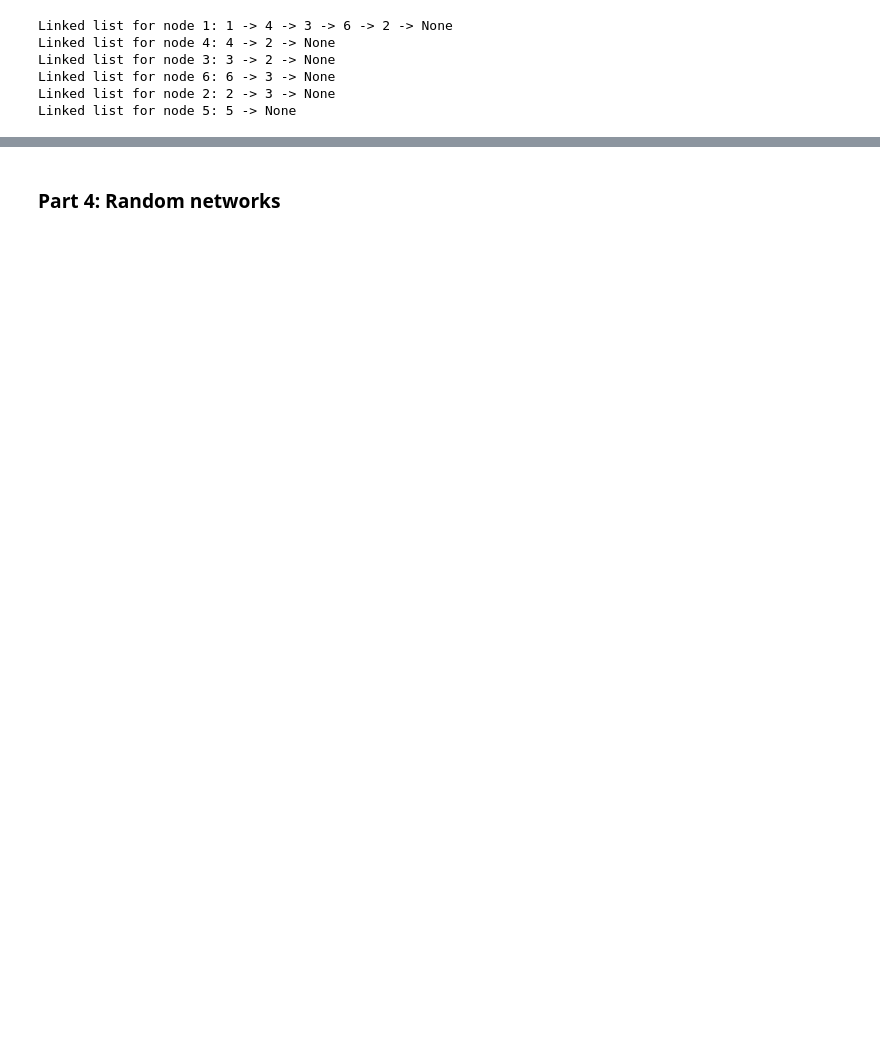
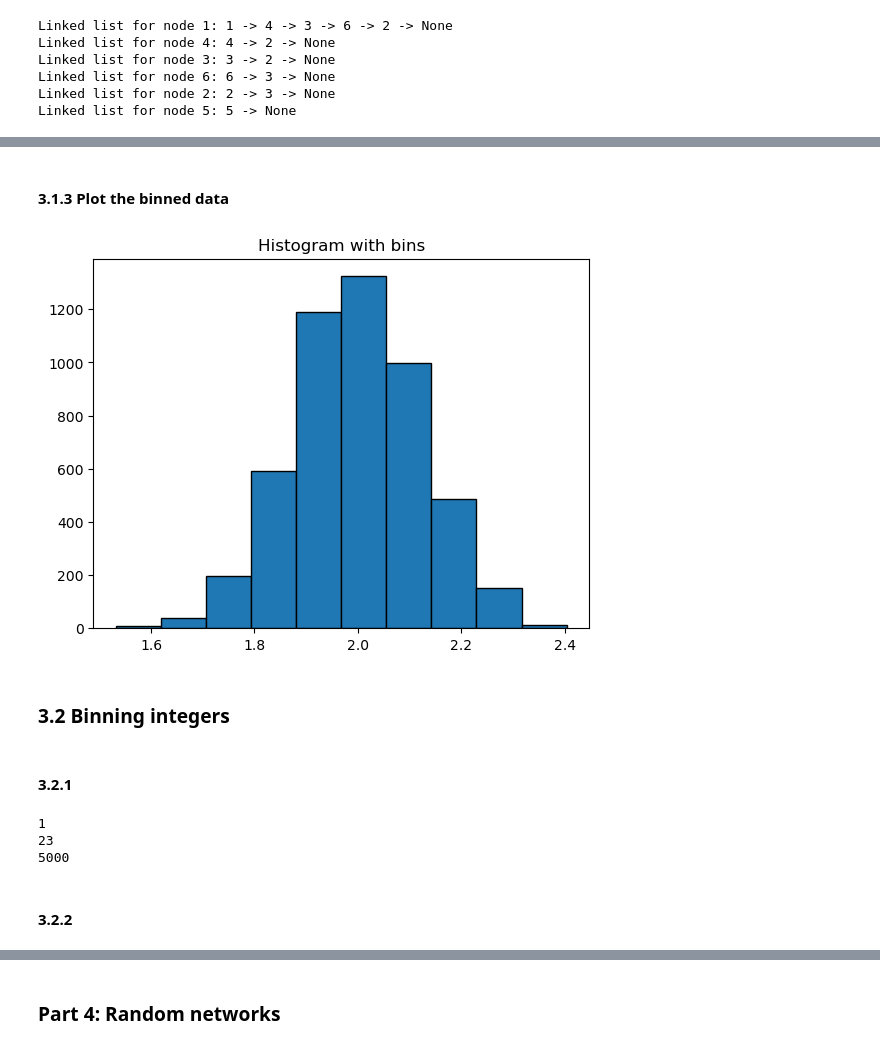
Before and after one commit to AleksandarLukic96/02805_Social_Graphs_and_Interactions, a Jupyter notebook: Exercise_solutions/Week_2.ipynb, the cells around one changed output, grey strips where cells are left out. Drawn from its saved outputs; the diff is of its cells as text; code cells hidden in the pictures; blank space fills up the shorter version.

```diff
--- a/Exercise_solutions/Week_2.ipynb
+++ b/Exercise_solutions/Week_2.ipynb
@@ -271,0 +535,12 @@ Exercise:
+# %%
+# Set seed for this session, i.e. make results replicable
+np.random.seed(12345)
+
+# Set variables
+mu = 2
+sigma = 0.125
+n = 5000
+
+s_norm = np.random.normal(mu, sigma, n)
+print(min(s_norm))
+print(max(s_norm))
@@ -271,0 +552,11 @@ Exercise:
+# %%
+histogram = np.histogram(
+    s_norm,
+    bins = list(np.arange(
+        min(s_norm),
+        max(s_norm),
+        (max(s_norm)-min(s_norm))/11 # Calculate steps between min and max values
+    ))
+)
+hist, bin_edges = histogram
+hist, bin_edges
@@ -271,0 +581,12 @@ Exercise:
+# %% [markdown]
+#### 3.1.3 Plot the binned data
+# %%
+plt.hist(s_norm, bins = bin_edges, edgecolor='black')
+plt.title("Histogram with bins")
+plt.show()
+# %% [output]
+[figure, added]
+# %% [markdown]
+### 3.2 Binning integers
+# %% [markdown]
+#### 3.2.1
@@ -271,0 +602,10 @@ Exercise:
+# %%
+print(min(s_pois))
+print(max(s_pois))
+print(len(s_pois))
+# %% [output]
+1
+23
+5000
+# %% [markdown]
+#### 3.2.2
```
Also changed, not shown: parts of 69 cells of this notebook.
